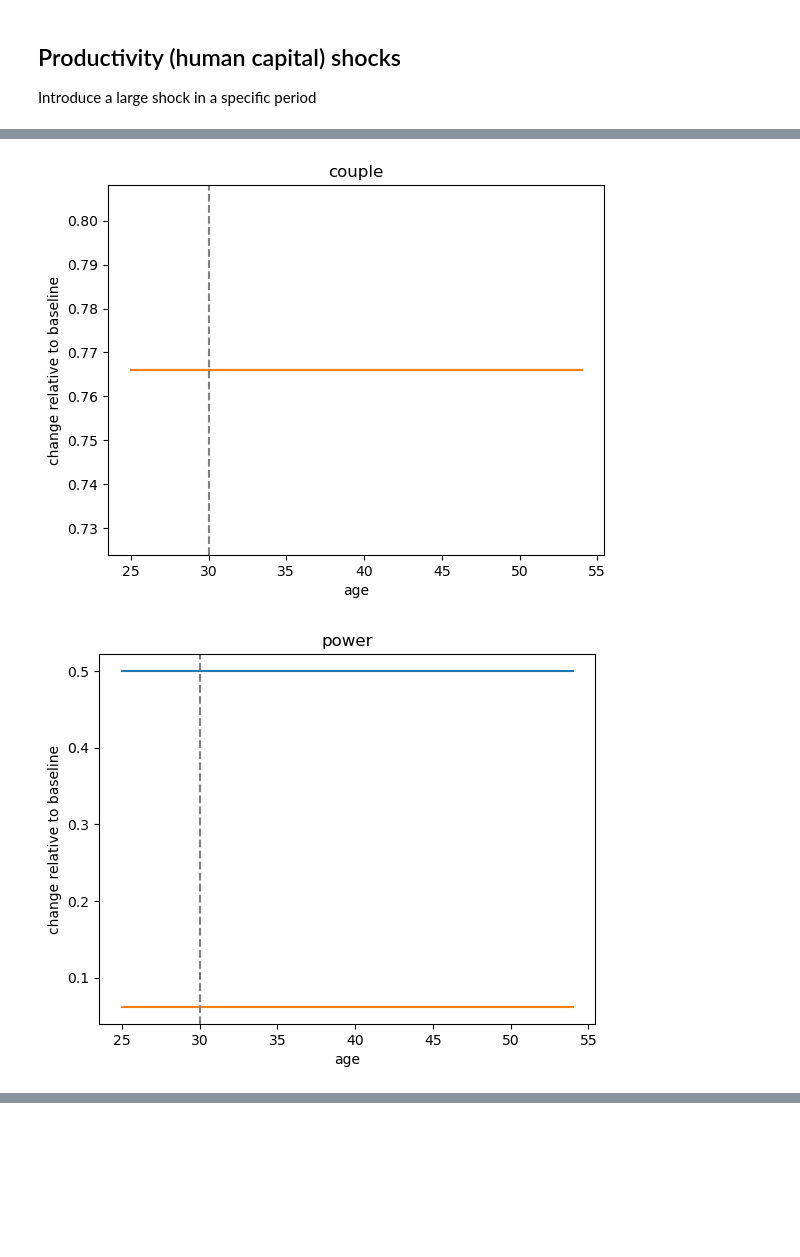
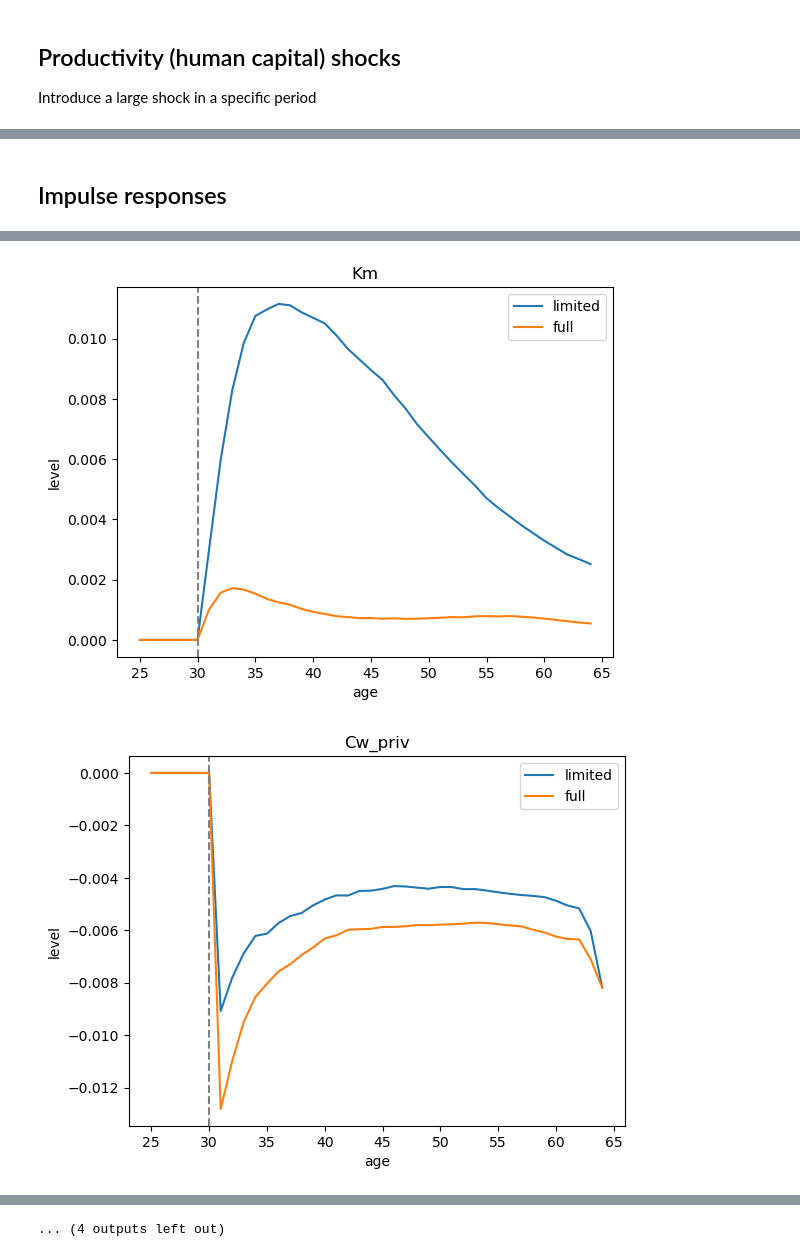
Before and after one commit to ThomasHJorgensen/FastBargaining, a Jupyter notebook: Application/04. Counterfactuals.ipynb, the cells around one changed output, grey strips where cells are left out. Drawn from its saved outputs; the diff is of its cells as text; code cells hidden in the pictures; blank space fills up the shorter version.

```diff
--- a/Application/04. Counterfactuals.ipynb
+++ b/Application/04. Counterfactuals.ipynb
@@ -109,0 +48,7 @@ model.simulate()
+# %%
+models = {
+    'baseline': model,
+    'shock': model_shock,
+    'baseline_full': model_full,
+    'shock_full': model_full_shock
+}
@@ -132,0 +108,17 @@ model_shock.simulate()
+# %%
+for var in ('draw_shock_Kw','draw_love','love','Kw','Km','Cw_priv','Cm_priv','C_tot','Qw','hw','hm','lw','lm','couple','power','wage_inc_w','wage_inc_m', 'C_ineq_90_10'):
+    fig,ax = plt.subplots()
+    for name, mdl in models.items():
+        series = np.nanmean(getattr(mdl.sim,var),axis=0)
+        age = 25+np.arange(series.size)
+        ax.plot(age,series,label=name)
+    ax.set(title=var,xlabel='age',ylabel='level')
+    ax.axvline(age_shock,color='gray',linestyle='--')
+    if var == 'C_ineq_90_10':
+        colors = ['blue', 'orange', 'green', 'red']
+        i = 0
+        for name, mdl in models.items():
+            moms = mdl.calc_moments()
+            ax.axhline(moms['consumption_90_10_ratio'],color=colors[i], linestyle='--',label=f'{name} data')
+            i += 1
+    ax.legend()
@@ -133,14 +171,17 @@ model_shock.simulate()
+# %% [markdown]
+## Impulse responses
 # %%
-# for var in ('draw_shock_Kw','draw_love','love','Kw','Km','Cw_priv','Cm_priv','C_tot','Qw','hw','hm','lw','lm','couple','power','wage_w','wage_m'):
-for var in ('draw_love','love','couple','power'):
+for var in ('draw_shock_Kw','Kw','Km','Cw_priv','Cm_priv','C_tot','Qw','hw','hm','lw','lm','couple','power','wage_inc_w','wage_inc_m', 'C_ineq_90_10'):
     fig,ax = plt.subplots()
-    base = np.nanmean(getattr(model.sim,var),axis=0)
-    shock = np.nanmean(getattr(model_shock.sim,var),axis=0)
-    age = 25+np.arange(base.size)
-    # ax.plot(age,shock-base,label='post - base')
-    ax.plot(age,base,label='base')
-    ax.plot(age,shock,label='post')
-    ax.set(title=var,xlabel='age',ylabel='change relative to baseline')
+
+    limited = np.nanmean(getattr(model_shock.sim,var),axis=0) / np.nanmean(getattr(model.sim,var),axis=0) - 1.0
+    ax.plot(age,limited,label='limited')
+
+    full = np.nanmean(getattr(model_full_shock.sim,var),axis=0) / np.nanmean(getattr(model_full.sim,var),axis=0) - 1.0
+    ax.plot(age,full,label='full')
+
+    age = 25+np.arange(series.size)
+    ax.set(title=var,xlabel='age',ylabel='level')
     ax.axvline(age_shock,color='gray',linestyle='--')
-    # ax.legend();
+    ax.legend()
 # %% [output]
@@ -149,2 +190,2 @@ for var in ('draw_love','love','couple','power'):
-[figure, old version]
+[figure, new version]
-[figure, old version]
+[figure, new version]
@@ -150,0 +200 @@ for var in ('draw_love','love','couple','power'):
+... (4 outputs left out)
```
Also changed, not shown: parts of 19 cells of this notebook.
